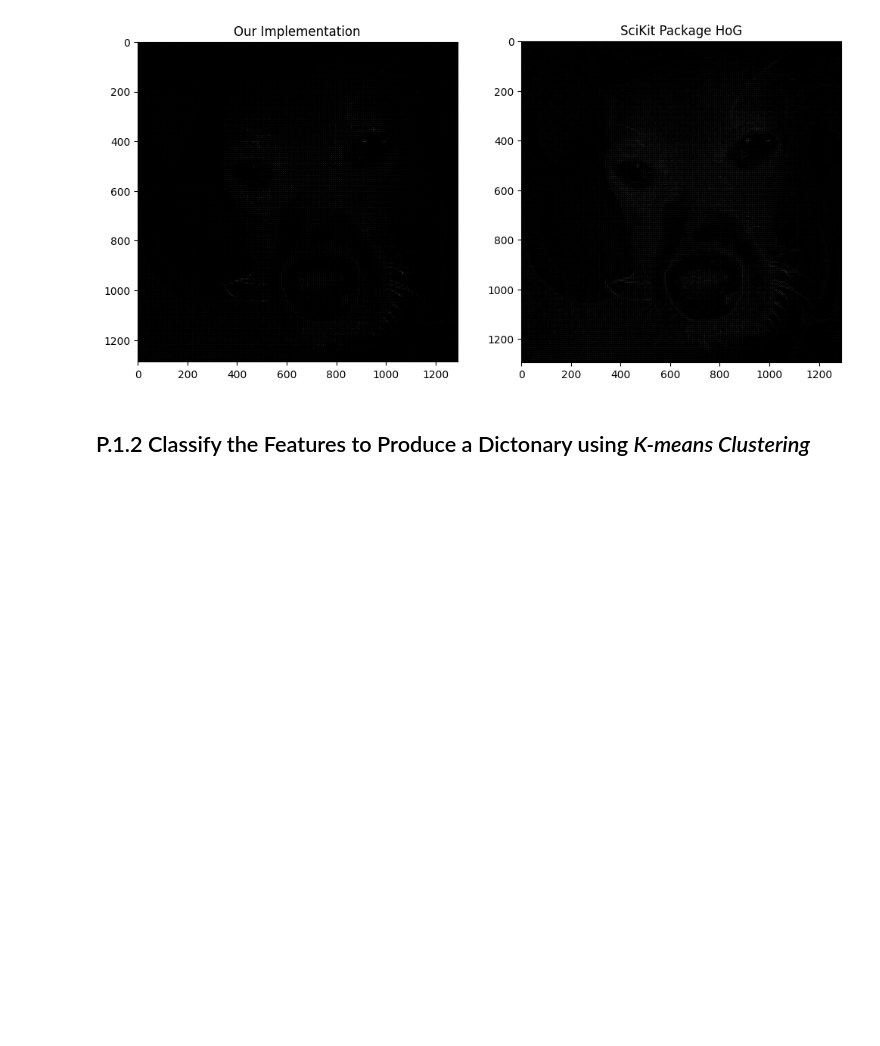
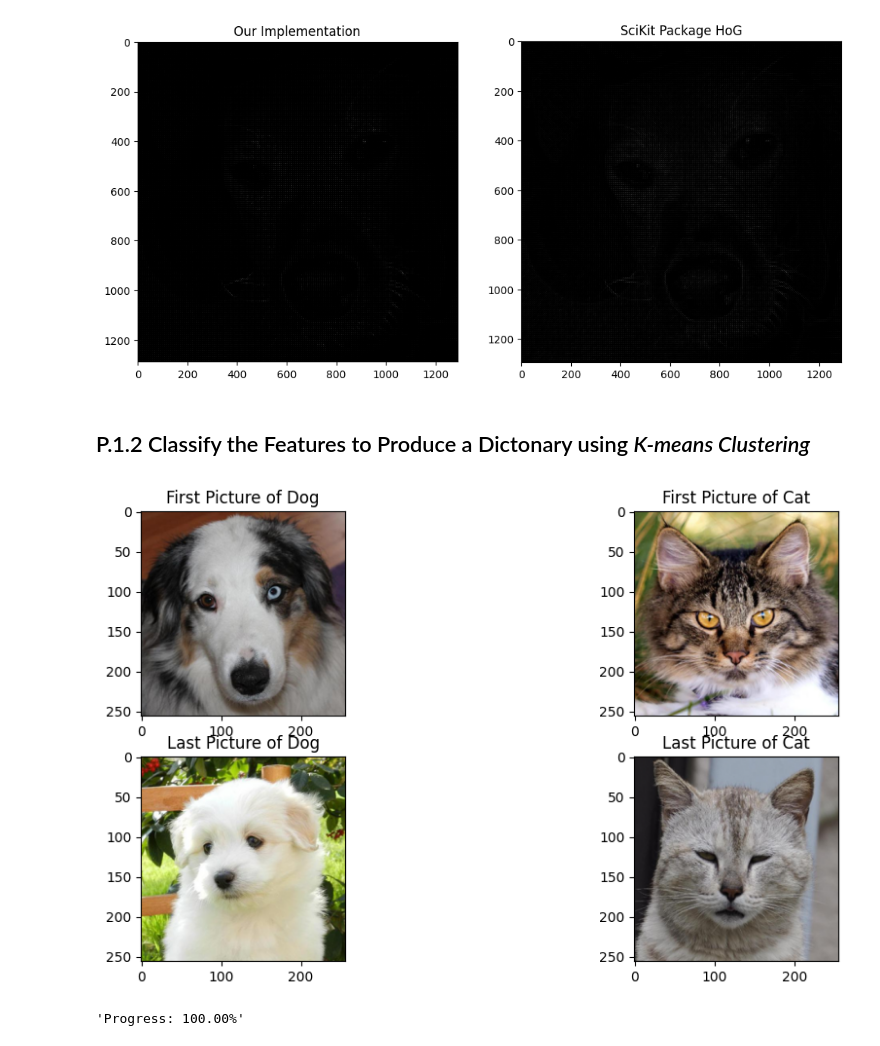
Before and after one commit to willdoesprojects/Bag-of-Words-Image-Classification, a Jupyter notebook: bags_of_word.ipynb, the cells around one changed output. Drawn from its saved outputs; the diff is of its cells as text; code cells hidden in the pictures; blank space fills up the shorter version.

Commit message:
Setup taking in the data set, need to complete k-means clustering

```diff
--- a/bags_of_word.ipynb
+++ b/bags_of_word.ipynb
@@ -230,37 +230,96 @@ plt.imshow(scikit_hog_image, cmap="gray")
 Load Images from Directories of both Dogs & Cats
 ***NOTE***
 We are loading thousands of images so it might take a little bit of time
+Dog Pics #: 4,739
+Cat Pics #: 5,153
 ***NOTE***
 """
+import os
+import numpy as np
+import math
+import matplotlib.pyplot as plt
+from PIL import Image
+from skimage.feature import hog
+from concurrent.futures import ThreadPoolExecutor
+# from cyvlfeat.hog import hog
+
+#load_image() function from programming assignments
+def load_image(filepath):
+    img = Image.open(filepath)
+    img = img.resize((256,256))
+    return (np.asarray(img).astype(float)/255)[:, :, :3]
+
+
 def get_dogs_and_cats():
+    i = 0
     dogs = list()
     cats = list()
 
     dog_dir = "./dog"
     cat_dir = "./cat"
 
     #Get all pictures of dogs
     for filename in os.listdir(dog_dir):
+        i+=1
         if filename.endswith(".jpg"):  # checks for common image file extensions
             img = load_image(os.path.join(dog_dir, filename))
             if img is not None:
                 dogs.append(img)
+        if i == 1000:
+            break
     #Get all pictures of cats
+    i = 0
     for filename in os.listdir(cat_dir):
+        i+=1
         if filename.endswith(".jpg"):  # checks for common image file extensions
             img = load_image(os.path.join(cat_dir, filename))
             if img is not None:
                 cats.append(img)
+        if i == 1000:
+            break
     return dogs, cats
+
 dogs, cats = get_dogs_and_cats()
 
-#Test if extraction of pictures from both dog & cat directory work by showcasing the first image of both
+#Test if extraction of pictures from both dog & cat directory work by showcasing the first & last image of both datasets
 plt.figure(figsize=(12, 6))
 
-plt.subplot(1, 2, 1)
+plt.subplot(2, 2, 1)
 plt.imshow(dogs[0])
-plt.title("Picture of Dog")
+plt.title("First Picture of Dog")
 
-plt.subplot(1, 2, 2)
+plt.subplot(2, 2, 2)
 plt.imshow(cats[0])
-plt.title("Picture of Cat")
+plt.title("First Picture of Cat")
+
+
+plt.subplot(2, 2, 3)
+plt.imshow(dogs[len(dogs)-1])
+plt.title("Last Picture of Dog")
+
+plt.subplot(2, 2, 4)
+plt.imshow(cats[len(cats)-1])
+plt.title("Last Picture of Cat")
+
+#Combining the datasets
+
+dogs_and_cats = dogs + cats
+
+#Computing HoG features
+# %% [output]
+[figure, added]
+# %%
+from sklearn.cluster import KMeans
+from IPython.display import display, clear_output
+# Assume hog_features is a 2D numpy array where each row is a HOG feature vector from an image
+hog_list = list()
+for image in dogs_and_cats:
+    _, feat = compute_hog(image)
+    hog_list.append(feat)
+    percentage = len(hog_list) / len(dogs_and_cats) * 100
+    clear_output(wait=True)  # Clear the output and wait for new output
+    display(f"Progress: {percentage:.2f}%")
+
+hog_features = np.array(hog_list)
+# %% [output]
+'Progress: 100.00%'
```
Also changed, not shown: parts of 3 cells of this notebook, 3 other files.
